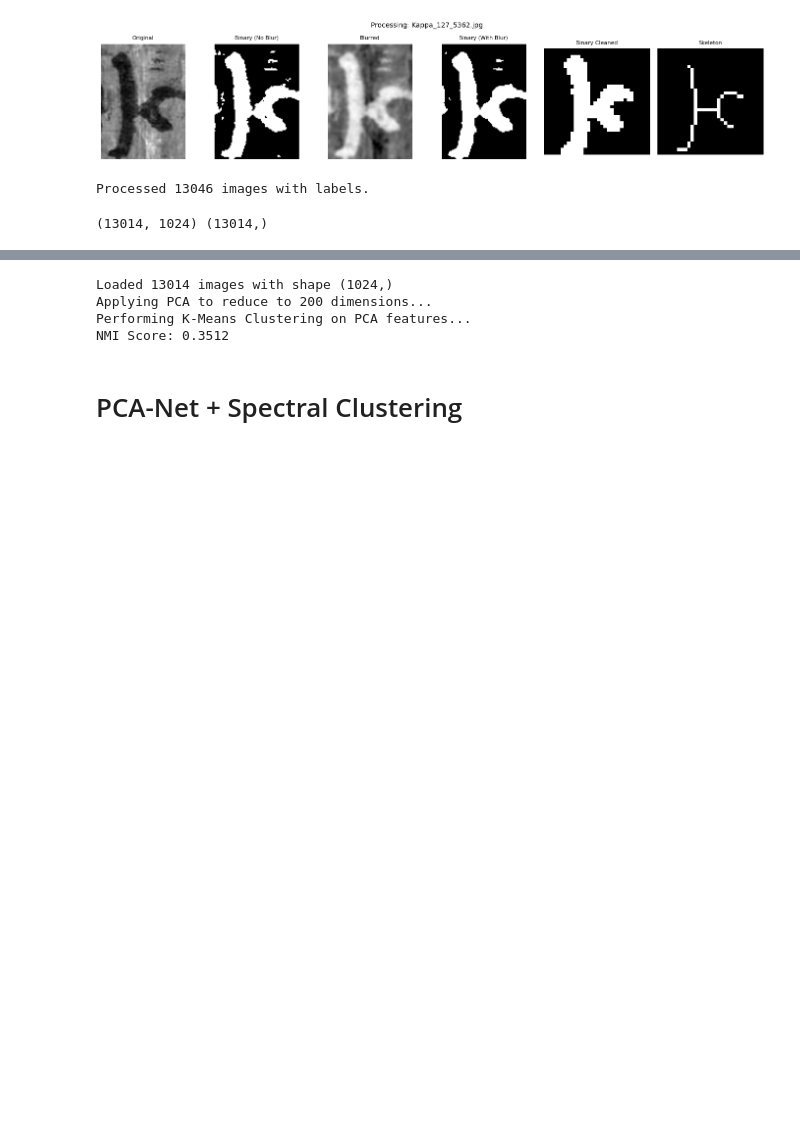
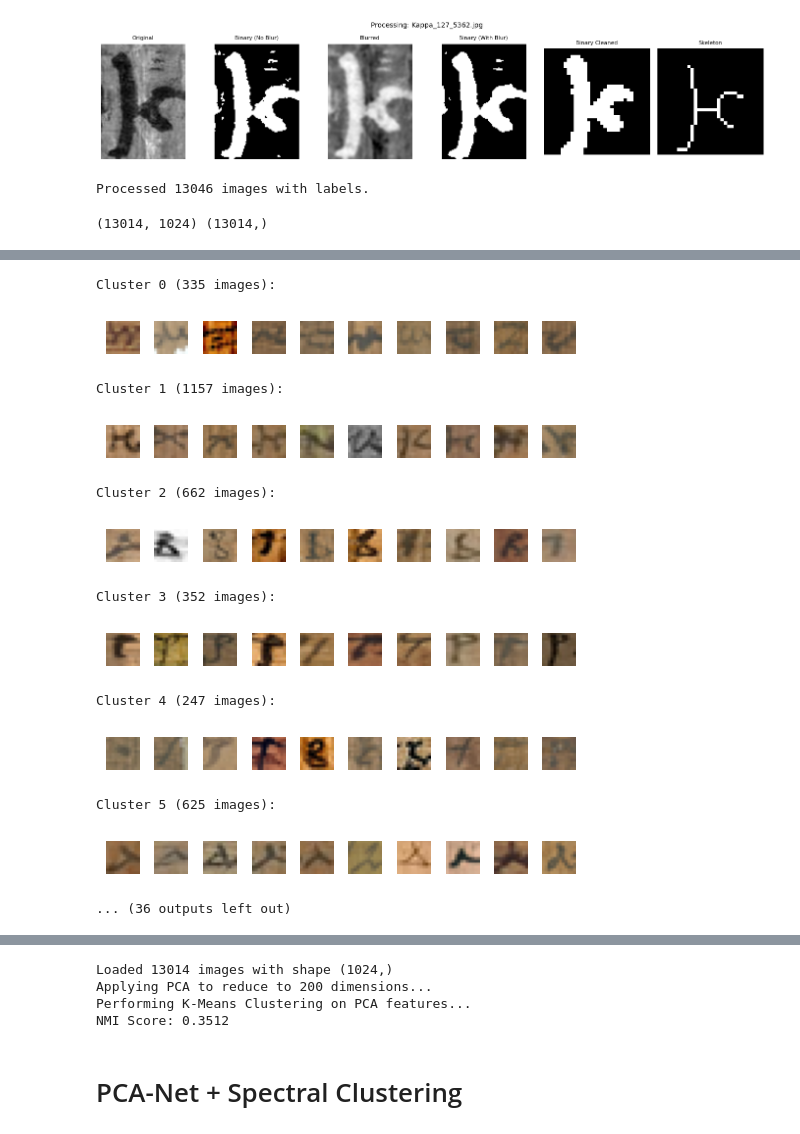
Before and after one commit to dionvou/greek-letter-vision, a Jupyter notebook: spectral_clustering.ipynb, the cells around one changed output, grey strips where cells are left out. Drawn from its saved outputs; the diff is of its cells as text; code cells hidden in the pictures; blank space fills up the shorter version.

```diff
--- a/spectral_clustering.ipynb
+++ b/spectral_clustering.ipynb
@@ -285,0 +283,35 @@ NMI Score: 0.4330
+# %%
+for cluster_id in range(24):
+    cluster_indices = np.where(cluster_labels == cluster_id)[0]
+    num_images_in_cluster = len(cluster_indices)
+    print(f"Cluster {cluster_id} ({num_images_in_cluster} images):")
+
+    images_to_display = cluster_indices[:min(10, num_images_in_cluster)]
+
+    if images_to_display.size > 0:
+        plt.figure(figsize=(5, 10))
+        for i, img_index in enumerate(images_to_display):
+            img_path = image_files[img_index]
+            # img = mpimg.imread(img_path)
+            img = Image.open(img_path).convert('RGB').resize((12,12))
+            plt.subplot(1, len(images_to_display), i + 1)
+            plt.imshow(img)
+            plt.axis('off')
+        plt.tight_layout()
+        plt.show()
+    else:
+        print("No images in this cluster to display.")
+# %% [output]
+Cluster 0 (335 images):
+[figure, added]
+Cluster 1 (1157 images):
+[figure, added]
+Cluster 2 (662 images):
+[figure, added]
+Cluster 3 (352 images):
+[figure, added]
+Cluster 4 (247 images):
+[figure, added]
+Cluster 5 (625 images):
+[figure, added]
+... (36 outputs left out)
```
Also changed, not shown: parts of 19 cells of this notebook, 5 other files.
